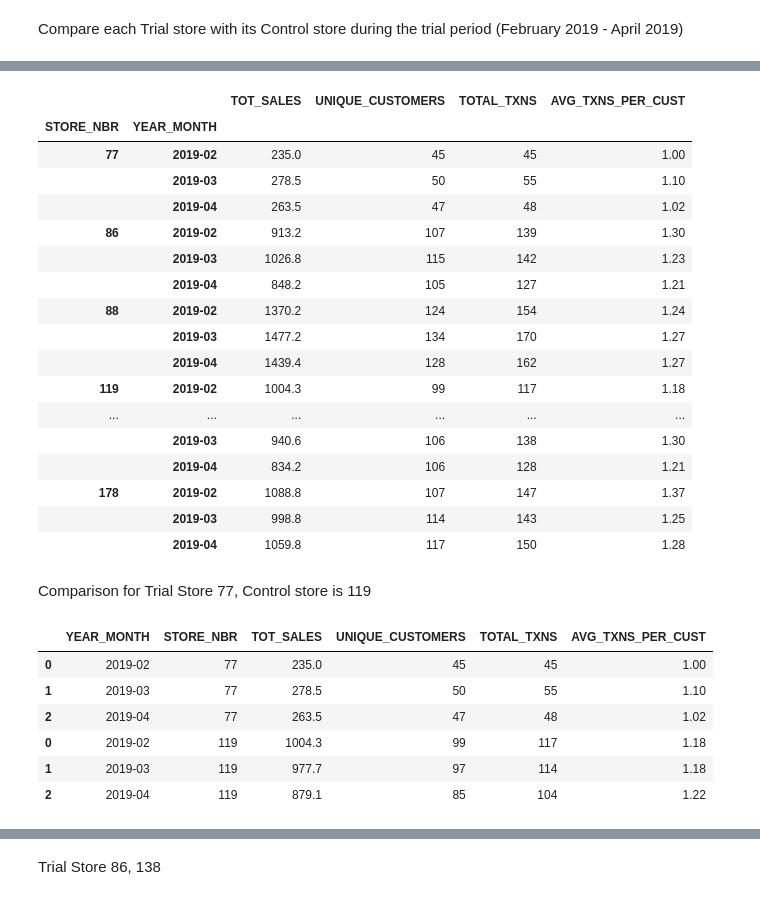
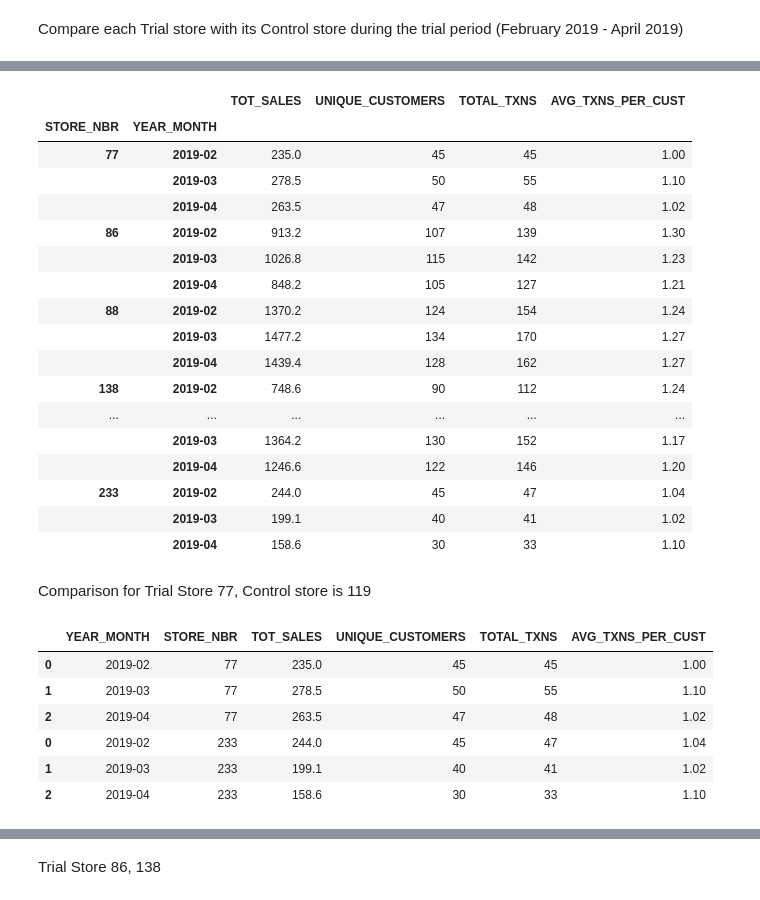
Before and after one commit to schao021/Quantium-Data-Analytics, a Jupyter notebook: Task_2.ipynb, the cells around one changed output, grey strips where cells are left out. Cells and saved outputs as stored; diff of their text form; code cells hidden in the pictures.

```diff
--- a/Task_2.ipynb
+++ b/Task_2.ipynb
@@ -231,20 +231,25 @@ def pearson_correlation(trial, trial_nbr, potential_control, store_list): # we a
     trial_total_sales = trial["TOT_SALES"]
     trial_unique_customers = trial["UNIQUE_CUSTOMERS"]
     trial_average_trans = trial["AVG_TXNS_PER_CUST"]
+    trial_mean_sales = trial["TOT_SALES"].mean()
+    lower_bound = trial_mean_sales - (trial_mean_sales * 0.90) #10 percent of total_mean_sales to find similarity
+    upper_bound = trial_mean_sales + (trial_mean_sales * 0.10)
     current_closest_store = 0 # we don't have a 0
     current_closest_coor = 0
     for cur_store_nbr in store_list:
         if cur_store_nbr != trial_nbr:
+            potential_total_sales_mean = potential_control.loc[cur_store_nbr]["TOT_SALES"].mean()
             potential_total_sales = potential_control.loc[cur_store_nbr]["TOT_SALES"]
             potetial_unique_customers = potential_control.loc[cur_store_nbr]["UNIQUE_CUSTOMERS"]
             potential_average_trans = potential_control.loc[cur_store_nbr]["AVG_TXNS_PER_CUST"]
-            cur_sales_coor = trial_total_sales.corr(potential_total_sales, method="pearson")
-            cur_unique_customers_coor = trial_unique_customers.corr(potetial_unique_customers, method="pearson")
-            cur_average_trans_coor = trial_average_trans.corr(potential_average_trans, method="pearson")
-            coor_average = round((cur_sales_coor + cur_unique_customers_coor + cur_average_trans_coor)/3,2)
-            if coor_average >= current_closest_coor:
-                current_closest_store = cur_store_nbr
-                current_closest_coor = coor_average
+            if (potential_total_sales_mean >= lower_bound) and (potential_total_sales_mean <= upper_bound):
+                cur_sales_coor = trial_total_sales.corr(potential_total_sales, method="pearson")
+                cur_unique_customers_coor = trial_unique_customers.corr(potetial_unique_customers, method="pearson")
+                cur_average_trans_coor = trial_average_trans.corr(potential_average_trans, method="pearson")
+                coor_average = round((cur_sales_coor + cur_unique_customers_coor + cur_average_trans_coor)/3,2)
+                if coor_average >= current_closest_coor:
+                    current_closest_store = cur_store_nbr
+                    current_closest_coor = coor_average
     return current_closest_store, current_closest_coor
 # %% [markdown]
 For each Trial
@@ -322,28 +327,28 @@ comp_df
 | 88 | 2019-02 | 1370.2 | 124 | 154 | 1.24 |
 |  | 2019-03 | 1477.2 | 134 | 170 | 1.27 |
 |  | 2019-04 | 1439.4 | 128 | 162 | 1.27 |
-| 119 | 2019-02 | 1004.3 | 99 | 117 | 1.18 |
+| 138 | 2019-02 | 748.6 | 90 | 112 | 1.24 |
 | ... | ... | ... | ... | ... | ... |
-|  | 2019-03 | 940.6 | 106 | 138 | 1.30 |
-|  | 2019-04 | 834.2 | 106 | 128 | 1.21 |
-| 178 | 2019-02 | 1088.8 | 107 | 147 | 1.37 |
-|  | 2019-03 | 998.8 | 114 | 143 | 1.25 |
-|  | 2019-04 | 1059.8 | 117 | 150 | 1.28 |
+|  | 2019-03 | 1364.2 | 130 | 152 | 1.17 |
+|  | 2019-04 | 1246.6 | 122 | 146 | 1.20 |
+| 233 | 2019-02 | 244.0 | 45 | 47 | 1.04 |
+|  | 2019-03 | 199.1 | 40 | 41 | 1.02 |
+|  | 2019-04 | 158.6 | 30 | 33 | 1.10 |
 # %% [markdown]
 Comparison for Trial Store 77, Control store is 119
 # %%
 store_77_stats = comp_df.loc[77].reset_index()
 store_77_stats.insert(1, "STORE_NBR", [77,77,77])
-store_119_stats = comp_df.loc[119].reset_index()
-store_119_stats.insert(1, "STORE_NBR", [119, 119, 119])
-store_77_119 = pd.concat([store_77_stats, store_119_stats])
-store_77_119
+store_233_stats = comp_df.loc[233].reset_index()
+store_233_stats.insert(1, "STORE_NBR", [233, 233, 233])
+store_77_233 = pd.concat([store_77_stats, store_233_stats])
+store_77_233
 # %% [output]
 |  | YEAR_MONTH | STORE_NBR | TOT_SALES | UNIQUE_CUSTOMERS | TOTAL_TXNS | AVG_TXNS_PER_CUST |
 | 0 | 2019-02 | 77 | 235.0 | 45 | 45 | 1.00 |
 | 1 | 2019-03 | 77 | 278.5 | 50 | 55 | 1.10 |
 | 2 | 2019-04 | 77 | 263.5 | 47 | 48 | 1.02 |
-| 0 | 2019-02 | 119 | 1004.3 | 99 | 117 | 1.18 |
-| 1 | 2019-03 | 119 | 977.7 | 97 | 114 | 1.18 |
-| 2 | 2019-04 | 119 | 879.1 | 85 | 104 | 1.22 |
+| 0 | 2019-02 | 233 | 244.0 | 45 | 47 | 1.04 |
+| 1 | 2019-03 | 233 | 199.1 | 40 | 41 | 1.02 |
+| 2 | 2019-04 | 233 | 158.6 | 30 | 33 | 1.10 |
 # %%
```
Also changed, not shown: parts of 8 cells of this notebook.
